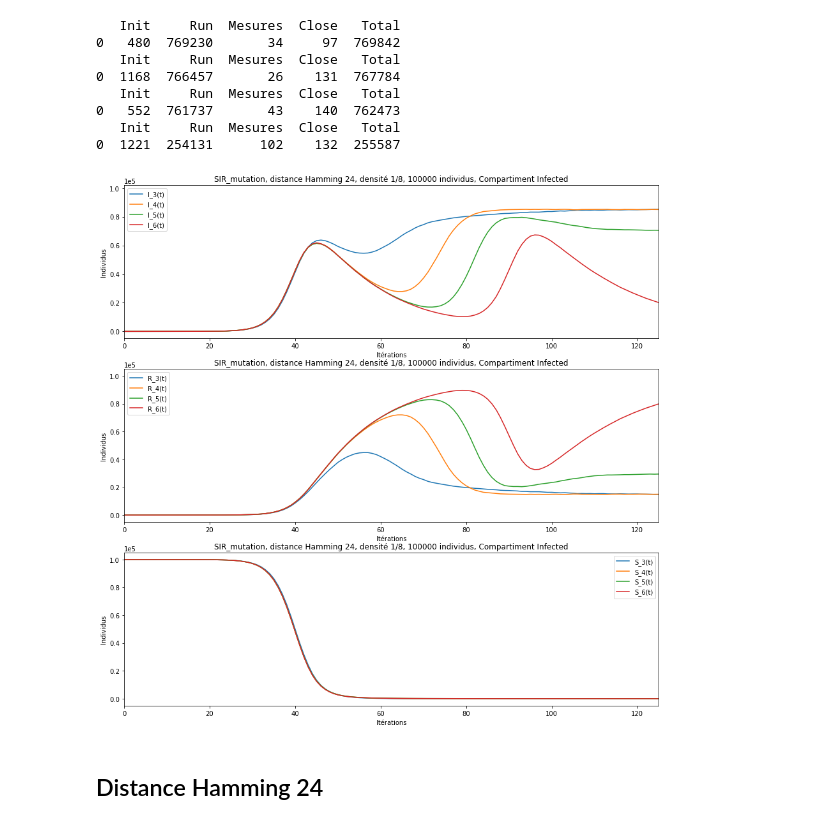
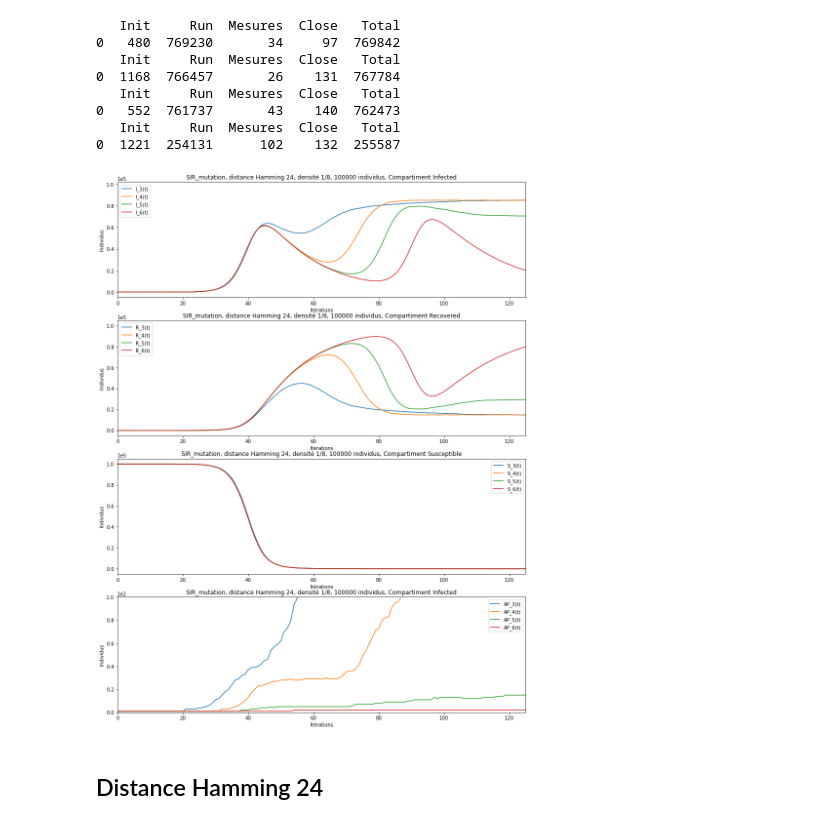
Before and after one commit to maximepasquier/Diversity, a Jupyter notebook: Python/SIR_mutation.ipynb, the cells around one changed output. Cells and saved outputs as stored; diff of their text form; code cells hidden in the pictures.

Commit message:
Version 4.2 : mesures mutations

```diff
--- a/Python/SIR_mutation.ipynb
+++ b/Python/SIR_mutation.ipynb
@@ -56,6 +56,11 @@ contamine3 = pd.read_csv(path3 + "/data_csv/m_nombre_contamine.csv", dtype=int)
 recovered3 = pd.read_csv(path3 + "/data_csv/m_SIR_recovered_file.csv", dtype=int)
 contamine4 = pd.read_csv(path4 + "/data_csv/m_nombre_contamine.csv", dtype=int)
 recovered4 = pd.read_csv(path4 + "/data_csv/m_SIR_recovered_file.csv", dtype=int)
+
+genome_AP1 = pd.read_csv(path1 + "/data_csv/m_nombre_AP.csv", dtype=int)
+genome_AP2 = pd.read_csv(path2 + "/data_csv/m_nombre_AP.csv", dtype=int)
+genome_AP3 = pd.read_csv(path3 + "/data_csv/m_nombre_AP.csv", dtype=int)
+genome_AP4 = pd.read_csv(path4 + "/data_csv/m_nombre_AP.csv", dtype=int)
 
 N = 100000 # S + I = N
 S = N - 1
@@ -70,10 +75,10 @@ I_comp = [] # susceptible compartment
 R_comp = [] # recovered compartment
 
 infection(S, I, R, N, iterations)
-figure = plt.figure(figsize=(15, 15))
+figure = plt.figure(figsize=(15, 20))
 
 # Infected
-plt.subplot(3,1,1)
+plt.subplot(4,1,1)
 I_3, = plt.plot(contamine1, label='I_3(t)')
 I_4, = plt.plot(contamine2, label='I_4(t)')
 I_5, = plt.plot(contamine3, label='I_5(t)')
@@ -88,47 +93,54 @@ plt.ticklabel_format(style='sci', axis='y', scilimits=(0,0)) # use scientific no
 plt.xlim([0, iterations])
 
 # Recovered
-plt.subplot(3,1,2)
+plt.subplot(4,1,2)
 R_3, = plt.plot(recovered1, label='R_3(t)')
 R_4, = plt.plot(recovered2, label='R_4(t)')
 R_5, = plt.plot(recovered3, label='R_5(t)')
 R_6, = plt.plot(recovered4, label='R_6(t)')
 
-plt.title("SIR_mutation, distance Hamming 24, densité 1/8, 100000 individus, Compartiment Infected")
+plt.title("SIR_mutation, distance Hamming 24, densité 1/8, 100000 individus, Compartiment Recovered")
 plt.xlabel("Itérations")
 plt.ylabel("Individus")
 plt.legend(handles=[R_3, R_4, R_5, R_6])
 
 plt.ticklabel_format(style='sci', axis='y', scilimits=(0,0)) # use scientific notation
 plt.xlim([0, iterations])
 
 # Susceptible
-plt.subplot(3,1,3)
+plt.subplot(4,1,3)
 S_3, = plt.plot((N-contamine1)['Nombre de contaminés'].subtract(recovered1['Recovered']), label='S_3(t)')
 S_4, = plt.plot((N-contamine2)['Nombre de contaminés'].subtract(recovered2['Recovered']), label='S_4(t)')
 S_5, = plt.plot((N-contamine3)['Nombre de contaminés'].subtract(recovered3['Recovered']), label='S_5(t)')
 S_6, = plt.plot((N-contamine4)['Nombre de contaminés'].subtract(recovered4['Recovered']), label='S_6(t)')
 
-plt.title("SIR_mutation, distance Hamming 24, densité 1/8, 100000 individus, Compartiment Infected")
+plt.title("SIR_mutation, distance Hamming 24, densité 1/8, 100000 individus, Compartiment Susceptible")
 plt.xlabel("Itérations")
 plt.ylabel("Individus")
 plt.legend(handles=[S_3, S_4, S_5, S_6])
 
 plt.ticklabel_format(style='sci', axis='y', scilimits=(0,0)) # use scientific notation
 plt.xlim([0, iterations])
 
+# Nombre AP différents
+plt.subplot(4,1,4)
+AP_3, = plt.plot(genome_AP1, label='AP_3(t)')
+AP_4, = plt.plot(genome_AP2, label='AP_4(t)')
+AP_5, = plt.plot(genome_AP3, label='AP_5(t)')
+AP_6, = plt.plot(genome_AP4, label='AP_6(t)')
+
+plt.title("SIR_mutation, distance Hamming 24, densité 1/8, 100000 individus, Compartiment Infected")
+plt.xlabel("Itérations")
+plt.ylabel("Individus")
+plt.legend(handles=[AP_3 ,AP_4 ,AP_5 ,AP_6])
+
+plt.ticklabel_format(style='sci', axis='y', scilimits=(0,0)) # use scientific notation
+plt.xlim([0, iterations])
+plt.ylim([0,100])
+
 plt.show()
-
-# MSE I
-#print("MSE I : ", np.square(np.subtract(contamine['Nombre de contaminés'].values.tolist(),I_comp)).mean())
-
-# MSE S
-#print("MSE S : ", np.square(np.subtract(nombre_individus_data_S.values.tolist(),S_comp)).mean())
-
-# MSE R
-#print("MSE R : ", np.square(np.subtract(recovered['Recovered'].values.tolist(),R_comp)).mean())
 # %% [output]
-[figure, old version]
+[figure, new version]
 # %% [markdown]
 ## Distance Hamming 24
 # %% [markdown]
```
Also changed, not shown: parts of 1 cell of this notebook, 3 other files.
